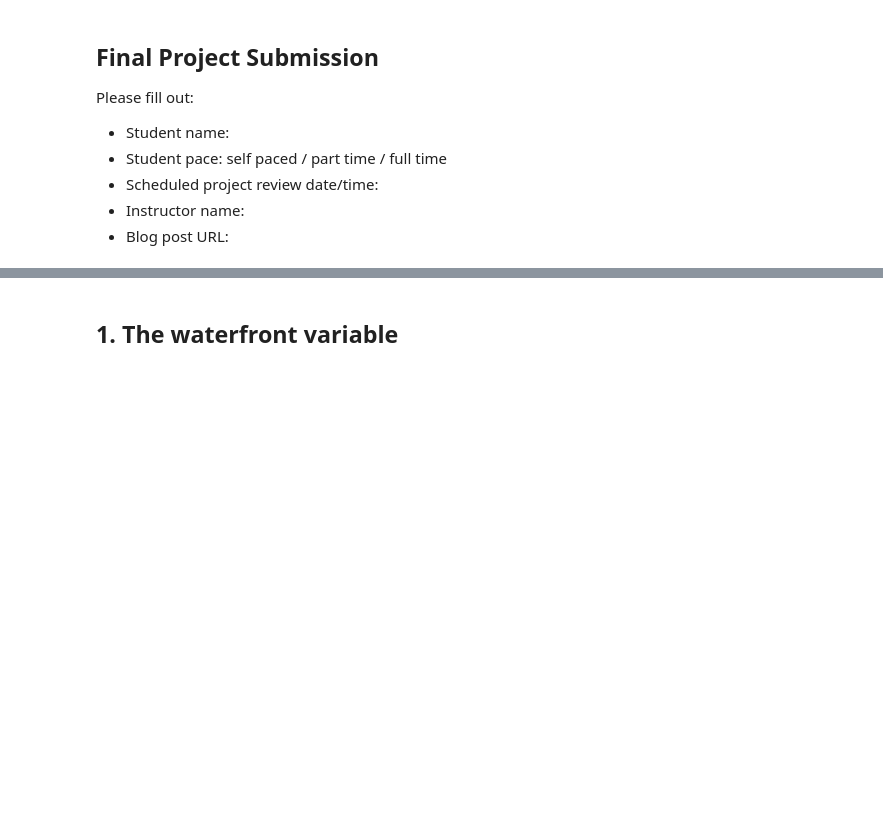
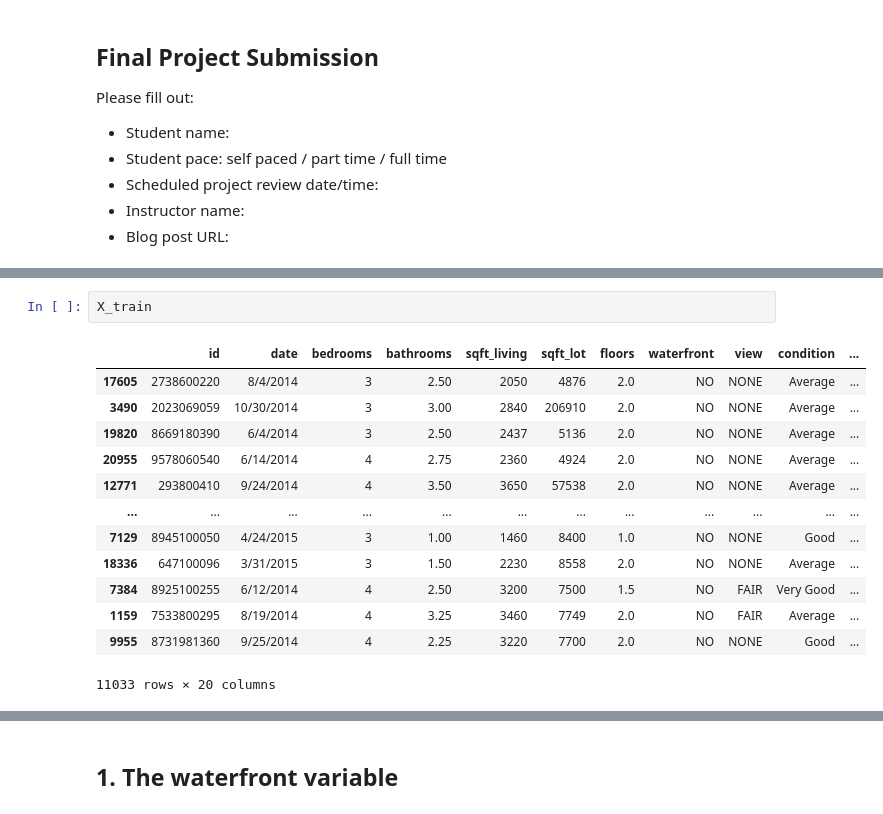
Before and after one commit to aharri123/dsc-phase-2-project-v2-3, a Jupyter notebook: student.ipynb, the cells around one changed output, grey strips where cells are left out. Drawn from its saved outputs; the diff is of its cells as text; blank space fills up the shorter version.

```diff
--- a/student.ipynb
+++ b/student.ipynb
@@ -45,0 +58,16 @@ memory usage: 3.5+ MB
+# %%
+X_train
+# %% [output]
+|  | id | date | bedrooms | bathrooms | sqft_living | sqft_lot | floors | waterfront | view | condition | ... |
+| 17605 | 2738600220 | 8/4/2014 | 3 | 2.50 | 2050 | 4876 | 2.0 | NO | NONE | Average | ... |
+| 3490 | 2023069059 | 10/30/2014 | 3 | 3.00 | 2840 | 206910 | 2.0 | NO | NONE | Average | ... |
+| 19820 | 8669180390 | 6/4/2014 | 3 | 2.50 | 2437 | 5136 | 2.0 | NO | NONE | Average | ... |
+| 20955 | 9578060540 | 6/14/2014 | 4 | 2.75 | 2360 | 4924 | 2.0 | NO | NONE | Average | ... |
+| 12771 | 293800410 | 9/24/2014 | 4 | 3.50 | 3650 | 57538 | 2.0 | NO | NONE | Average | ... |
+| ... | ... | ... | ... | ... | ... | ... | ... | ... | ... | ... | ... |
+| 7129 | 8945100050 | 4/24/2015 | 3 | 1.00 | 1460 | 8400 | 1.0 | NO | NONE | Good | ... |
+| 18336 | 647100096 | 3/31/2015 | 3 | 1.50 | 2230 | 8558 | 2.0 | NO | NONE | Average | ... |
+| 7384 | 8925100255 | 6/12/2014 | 4 | 2.50 | 3200 | 7500 | 1.5 | NO | FAIR | Very Good | ... |
+| 1159 | 7533800295 | 8/19/2014 | 4 | 3.25 | 3460 | 7749 | 2.0 | NO | FAIR | Average | ... |
+| 9955 | 8731981360 | 9/25/2014 | 4 | 2.25 | 3220 | 7700 | 2.0 | NO | NONE | Good | ... |
+11033 rows × 20 columns
```
Also changed, not shown: parts of 33 cells of this notebook.
